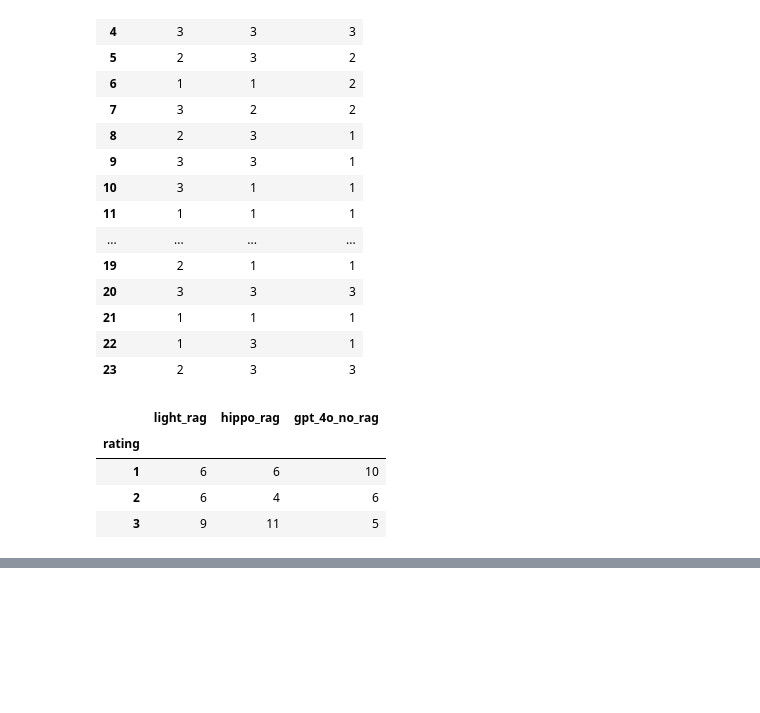
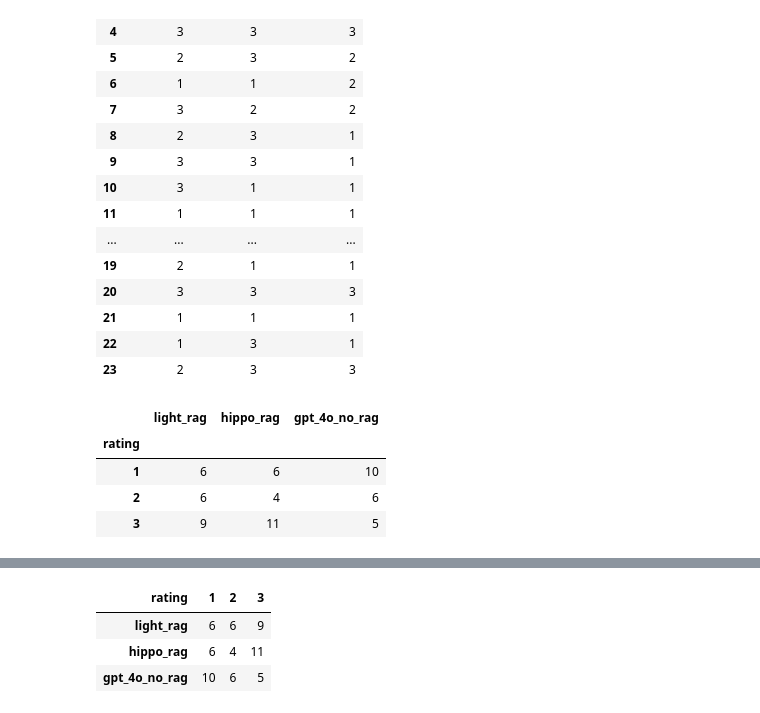
Before and after one commit to WayfaringKid/ai-sdk-preview-rag, a Jupyter notebook: data_analysis/analysis.ipynb, the cells around one changed output, grey strips where cells are left out. Cells and saved outputs as stored; diff of their text form; code cells hidden in the pictures; blank space fills up the shorter version.

```diff
--- a/data_analysis/analysis.ipynb
+++ b/data_analysis/analysis.ipynb
@@ -73,0 +90,8 @@ plt.show()
+# %%
+new_df_1 = new_df.transpose()
+new_df_1
+# %% [output]
+| rating | 1 | 2 | 3 |
+| light_rag | 6 | 6 | 9 |
+| hippo_rag | 6 | 4 | 11 |
+| gpt_4o_no_rag | 10 | 6 | 5 |
```
Also changed, not shown: parts of 3 cells of this notebook, 2 other files.
